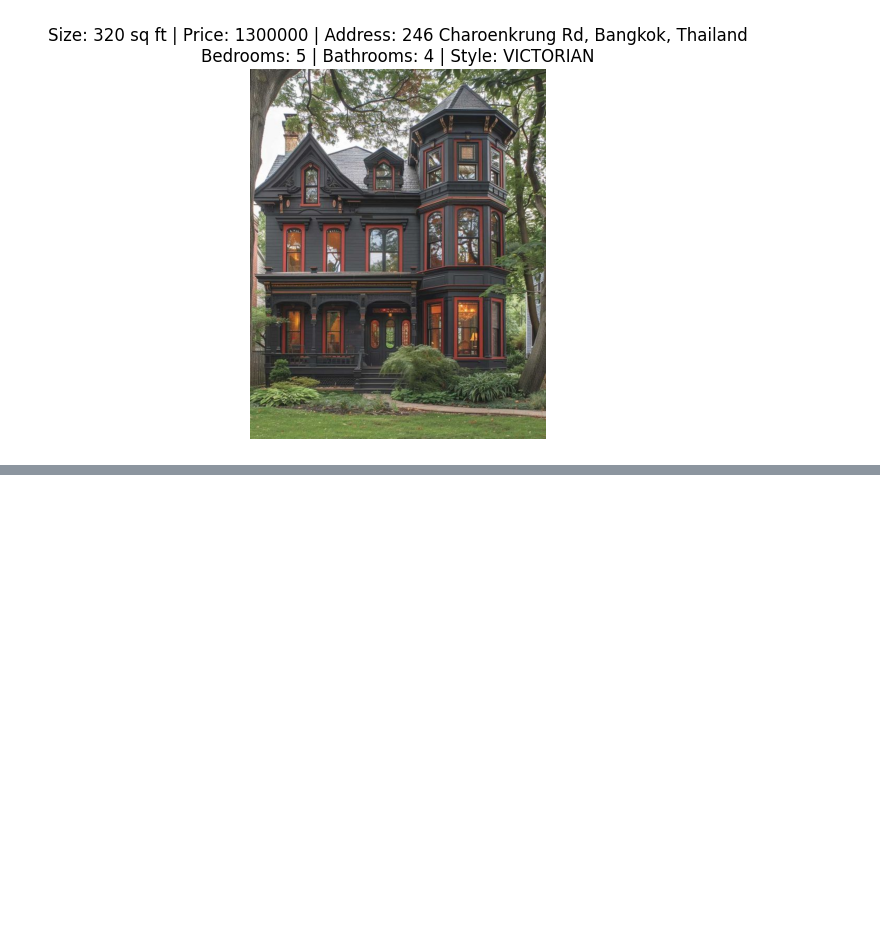
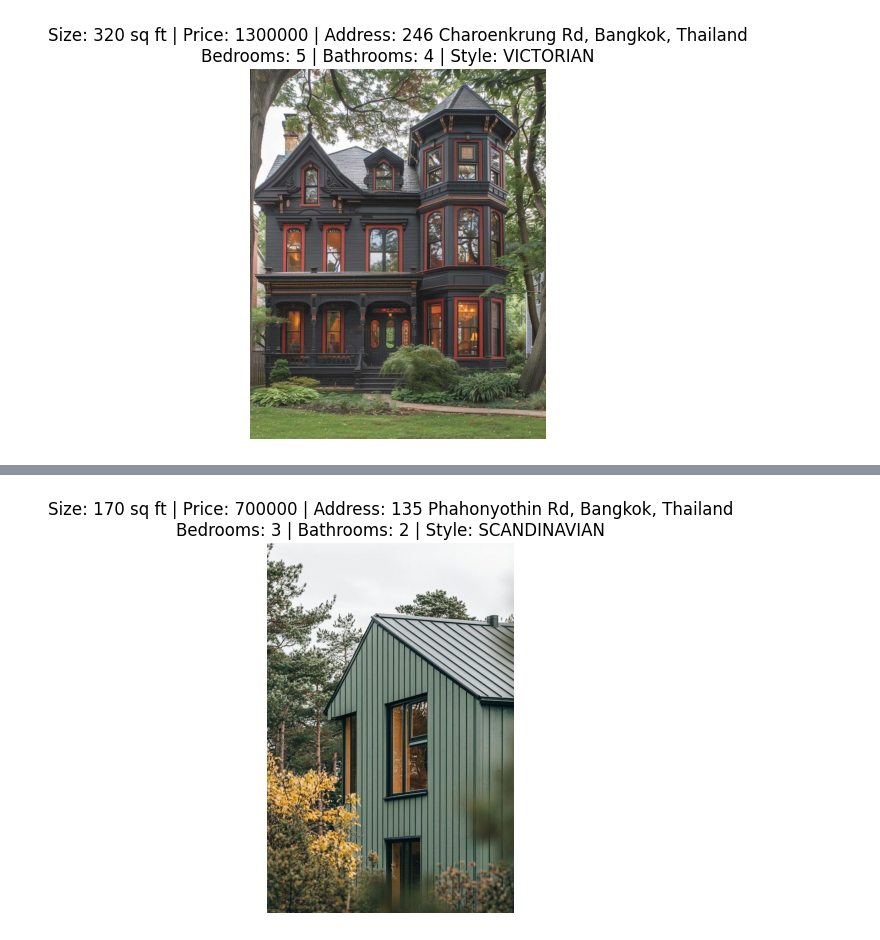
Before and after one commit to PanaritSa/House_search_recommend, a Jupyter notebook: database_management.ipynb, the cells around one changed output, grey strips where cells are left out. Drawn from its saved outputs; the diff is of its cells as text; code cells hidden in the pictures; blank space fills up the shorter version.

```diff
--- a/database_management.ipynb
+++ b/database_management.ipynb
@@ -168,28 +168,44 @@ import tensorflow as tf
 import numpy as np
 import cv2
 import sqlite3
+from tensorflow.keras.preprocessing.image import load_img, img_to_array
+from tensorflow.keras.applications.mobilenet_v2 import preprocess_input
+
+# Load model
+model = tf.keras.models.load_model('best_model13cls.keras')
+target_img_shape = (224, 224)  # Ensure this matches model input
+class_labels = ["COLONIAL", "Chicago School", "Classic", "MEDITERRANEAN", "MID CENTURY",
+                "Modern", "Modern Minimal", "Oriental", "SCANDINAVIAN", "THAI",
+                "TRANSITIONAL", "TUDOR HOUSE", "VICTORIAN"]
 
 def show_house_images(houses):
+    """Display house images with details."""
     for house in houses:
-        image_path = house[0].replace('images/', 'House_database/')  # Image path is in the first column
-        size = house[1]  # Size is now directly after the image path
+        image_path = os.path.join('House_database', os.path.basename(house[0]))  # Ensure correct path
+        size = house[1]  # Size in sq ft
+
         if os.path.exists(image_path):
             try:
                 img = mpimg.imread(image_path)
                 plt.imshow(img)
                 plt.axis('off')
-                plt.title(f"Size: {size} sq ft | Price: {house[2]} | Address: {house[3]}\nBedrooms: {house[4]} | Bathrooms: {house[5]} | Style: {house[6]}")
+                plt.title(f"Size: {size} sq ft | Price: {house[2]} | Address: {house[3]}\n"
+                          f"Bedrooms: {house[4]} | Bathrooms: {house[5]} | Style: {house[6]}")
                 plt.show()
             except Exception as e:
                 print(f"Error loading image: {image_path}. Error: {e}")
         else:
-            print(f"No image available:")
-            print(f"Size: {size} sq ft | Price: {house[2]} | Address: {house[3]}\nBedrooms: {house[4]} | Bathrooms: {house[5]} | Style: {house[6]}")
+            print(f"No image available for: {house[3]} (Style: {house[6]})")
 
 def classify_house_style(image_path, model, class_labels):
+    """Classify house style based on the image."""
+    if not os.path.exists(image_path):
+        print(f"Image not found: {image_path}")
+        return None
+
     img = cv2.imread(image_path)
     img = cv2.cvtColor(img, cv2.COLOR_BGR2RGB)
-    img = cv2.resize(img, (224, 224))  # Resize to match model input
+    img = cv2.resize(img, target_img_shape)  # Resize to match model input
     img = img / 255.0  # Normalize
     img = np.expand_dims(img, axis=0)  # Add batch dimension
 
@@ -200,6 +216,7 @@ def classify_house_style(image_path, model, class_labels):
     return style_name
 
 def search_houses_by_style(style):
+    """Fetch houses from database by style."""
     conn = sqlite3.connect('house_data.db')
     c = conn.cursor()
     c.execute("SELECT image_path, size, price, address, bedrooms, bathrooms, style FROM houses WHERE style = ?", (style,))
@@ -208,17 +225,49 @@ def search_houses_by_style(style):
     return results
 
 def find_similar_houses(image_path, model, class_labels):
+    """Find similar houses by predicting the style and fetching matching houses."""
     predicted_style = classify_house_style(image_path, model, class_labels)
-    houses = search_houses_by_style(predicted_style)
-    show_house_images(houses)
+    if predicted_style:
+        houses = search_houses_by_style(predicted_style)
+        show_house_images(houses)
 
-# Load model
-model = tf.keras.models.load_model('best_model13cls.keras')
-class_labels = ["COLONIAL", "Chicago School", "Classic", "MEDITERRANEAN", "MID CENTURY",
-                "Modern", "Modern Minimal", "Oriental", "SCANDINAVIAN", "THAI",
-                "TRANSITIONAL", "TUDOR HOUSE", "VICTORIAN"]
+def predict(img_fname):
+    """Predict the house style with probabilities."""
+    if not os.path.exists(img_fname):
+        print(f"File not found: {img_fname}")
+        return
+
+    # Load and preprocess the image
+    img = load_img(img_fname, target_size=target_img_shape)
+    plt.figure()
+    plt.imshow(img)
+    plt.axis('off')
+    plt.title(os.path.basename(os.path.dirname(img_fname)))  # Display actual class from folder
+    plt.show()
+
+    img = img_to_array(img)
+    img = np.expand_dims(img, axis=0)
+    img = preprocess_input(img)  # Standard preprocessing
+
+    # Make prediction
+    pred = model.predict(img)
+    pred_probabilities = pred[0]
+
+    # Get the top 3 predictions
+    top_indices = pred_probabilities.argsort()[-3:][::-1]
+    top_labels = [(class_labels[i], pred_probabilities[i]) for i in top_indices]
+
+    print("\nTop 3 Predictions:")
+    for label, probability in top_labels:
+        print(f"{label}: {round(probability * 100, 2)}%")
+
+    actual_cls = os.path.basename(os.path.dirname(img_fname))  # Extract class from folder
+    print('Actual Class:', actual_cls)
+
+    pred_cls = class_labels[np.argmax(pred, -1)[0]]
+    print('Prediction:', pred_cls)
 
 # Example usage
-image_path = "test_images/house_example.jpg"
+image_path = os.path.join("House_database", "modern_minimal.jpg")
 find_similar_houses(image_path, model, class_labels)
 # %% [output]
@@ -225,0 +276 @@ ModuleNotFoundError: No module named 'distutils'
+[figure, added]
```
Also changed, not shown: parts of 1 cell of this notebook.
